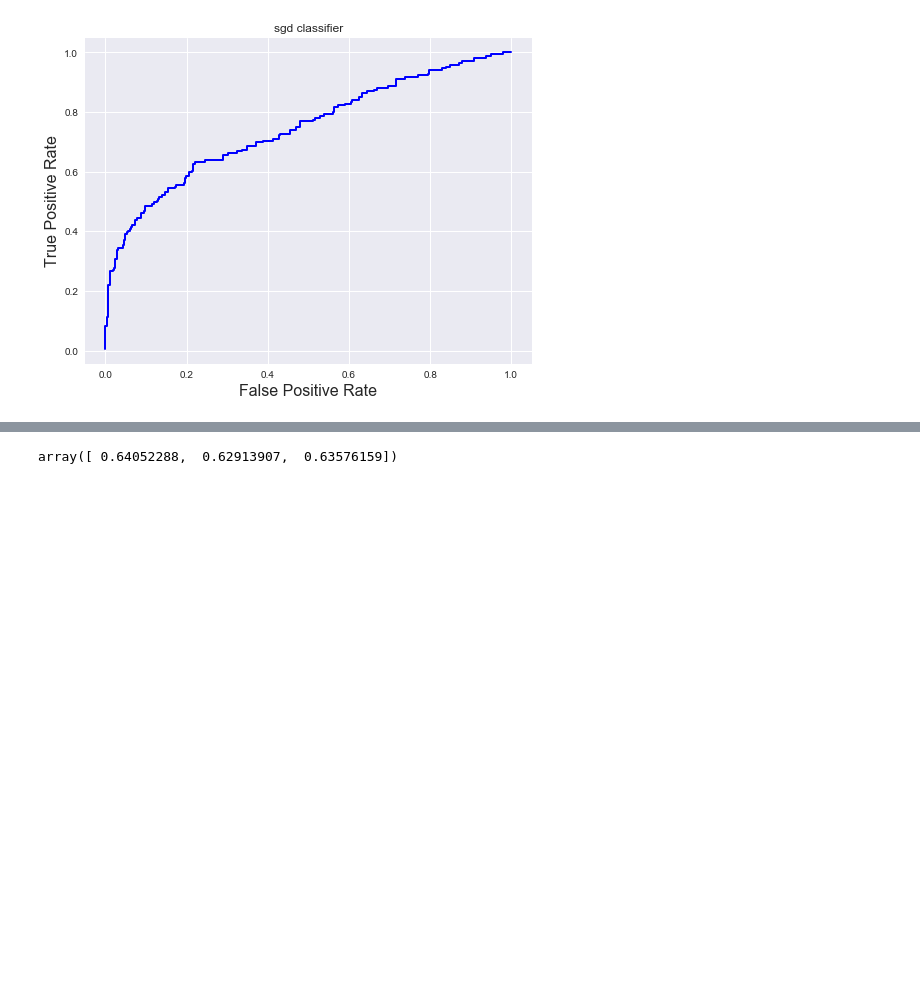
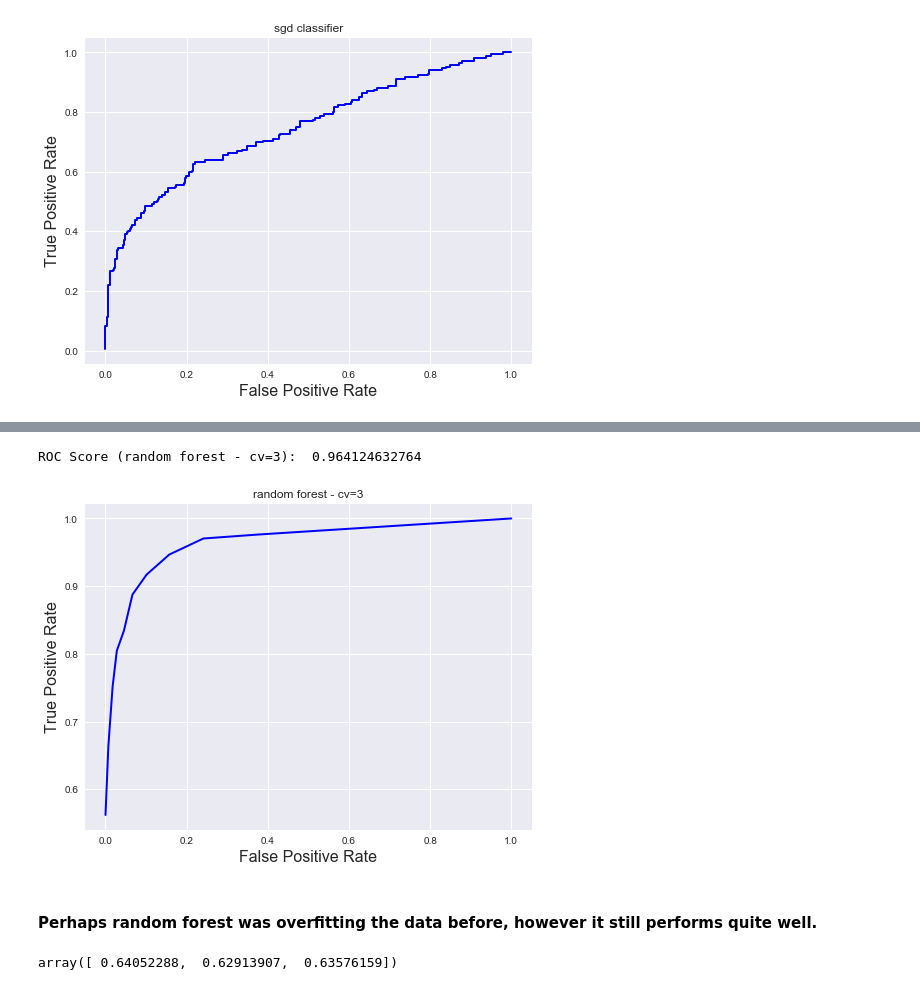
Before and after one commit to debajyoti-iitm/BreastCancerClassifier, a Jupyter notebook: code/BreastCancer_MLProject.ipynb, the cells around one changed output, grey strips where cells are left out. Cells and saved outputs as stored; diff of their text form; code cells hidden in the pictures; blank space fills up the shorter version.

```diff
--- a/code/BreastCancer_MLProject.ipynb
+++ b/code/BreastCancer_MLProject.ipynb
@@ -283,3 +330,13 @@ ROC Score (sgd classifier):  0.745106964042
+# %%
+y_proba_rf_cv = cross_val_predict(rf, X_train, y_train, cv=3, method='predict_proba')
+rf_scores_cv = y_proba_rf_cv[:, 1] # get the score of the positive class
+# %%
+ROC_curve('random forest - cv=3', y_train, rf_scores_cv)
+# %% [output]
+ROC Score (random forest - cv=3):  0.964124632764
+[figure, added]
+# %% [markdown]
+#### Perhaps random forest was overfitting the data before, however it still performs quite well.
 # %%
 from sklearn.model_selection import cross_val_score
 cross_val_score(sgd_clf, X_train, y_train, cv=3, scoring="accuracy")
```
Also changed, not shown: parts of 33 cells of this notebook.
